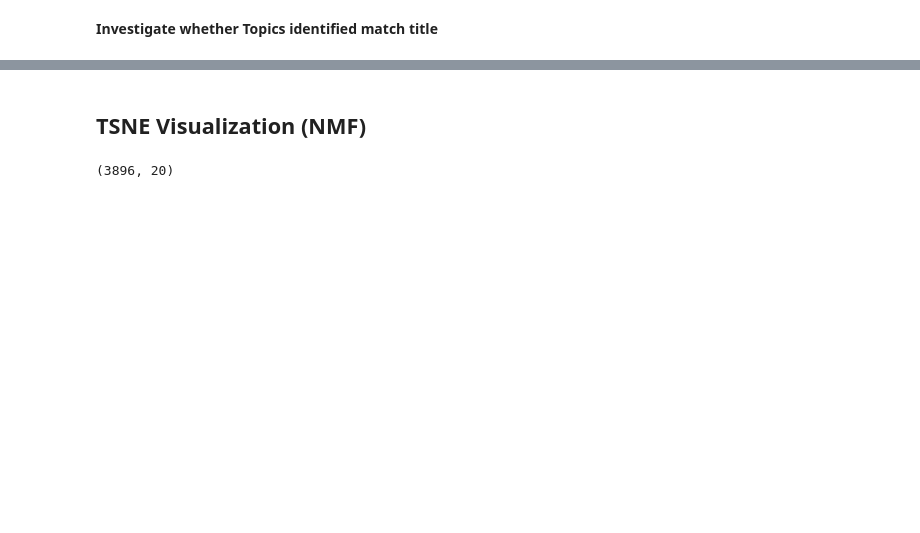
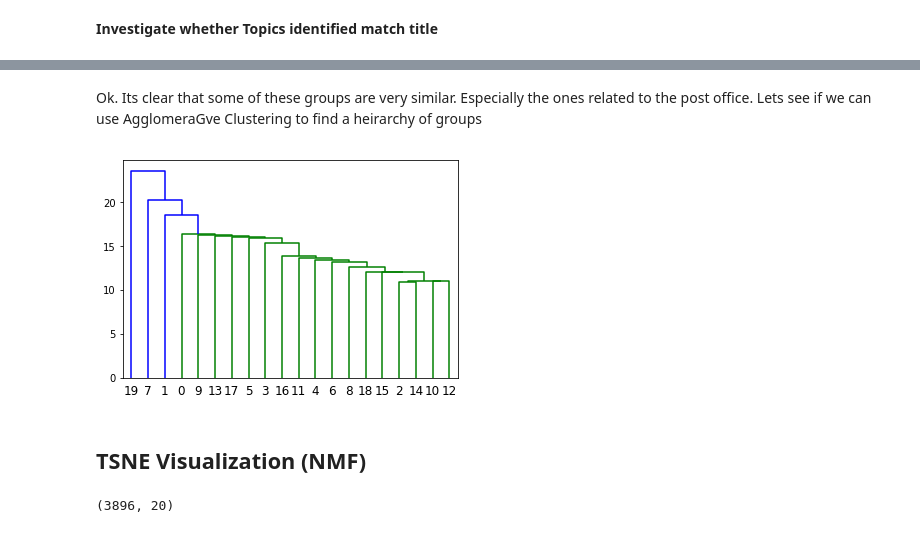
Before and after one commit to leem99/fletcher, a Jupyter notebook: unsupervised_NMF.ipynb, the cells around one changed output, grey strips where cells are left out. Cells and saved outputs as stored; diff of their text form; code cells hidden in the pictures; blank space fills up the shorter version.

```diff
--- a/unsupervised_NMF.ipynb
+++ b/unsupervised_NMF.ipynb
@@ -158,3 +171,12 @@ nmf_df[['id','title','MAX1','MAX2','MAX3']].iloc[
+# %% [markdown]
+Ok. Its clear that some of these groups are very similar. Especially the ones related to the post office. Lets see if we can use AgglomeraGve Clustering to find a heirarchy of groups
+# %%
+from scipy.cluster.hierarchy import dendrogram, linkage
+data = [[0., 0.], [0.1, -0.1], [1., 1.], [1.1, 1.1]]
+Z = linkage(dtm_nmf.transpose())
+dendrogram(Z,labels=list(range(0,np.shape(dtm_nmf)[1]))) ;
+# %% [output]
+[figure, added]
 # %% [markdown]
 ## TSNE Visualization (NMF)
 # %%
```
Also changed, not shown: parts of 15 cells of this notebook, 2 other files.
